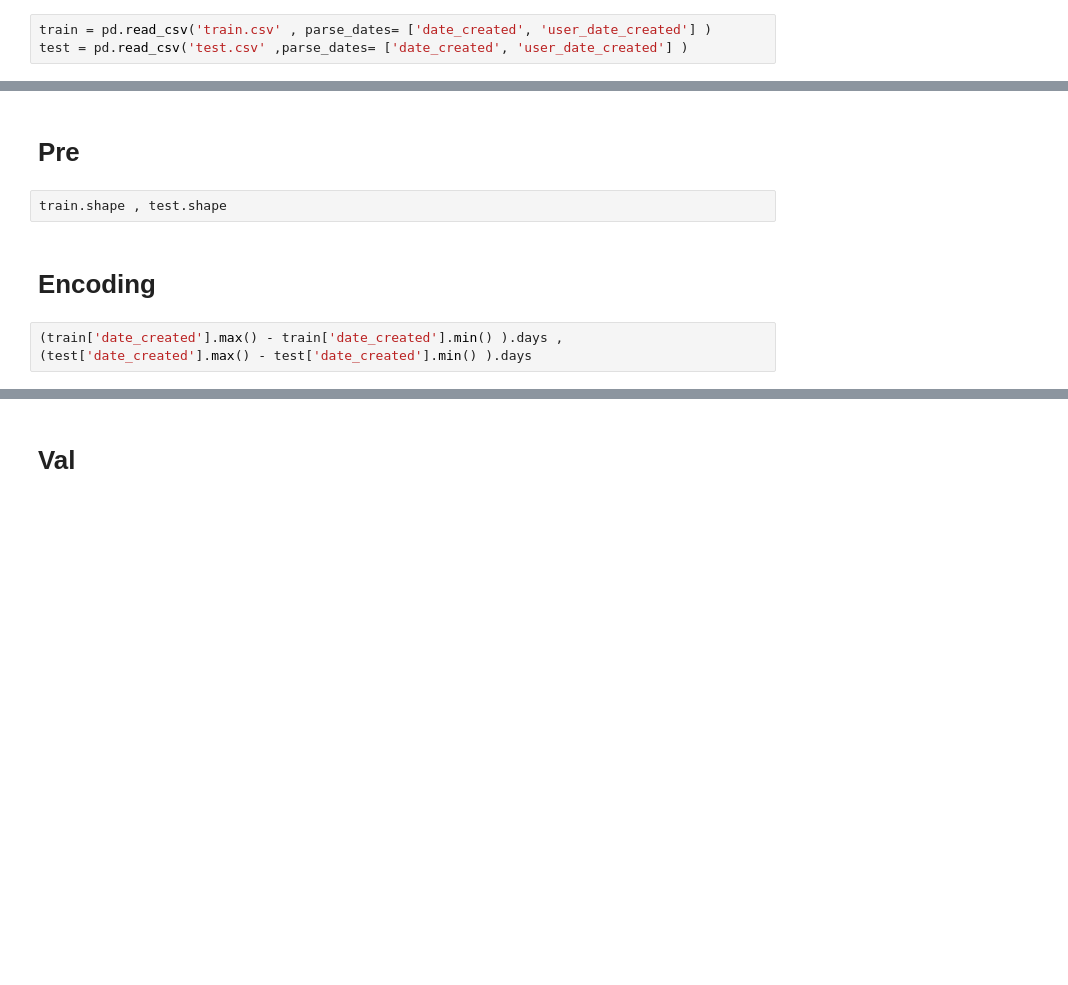
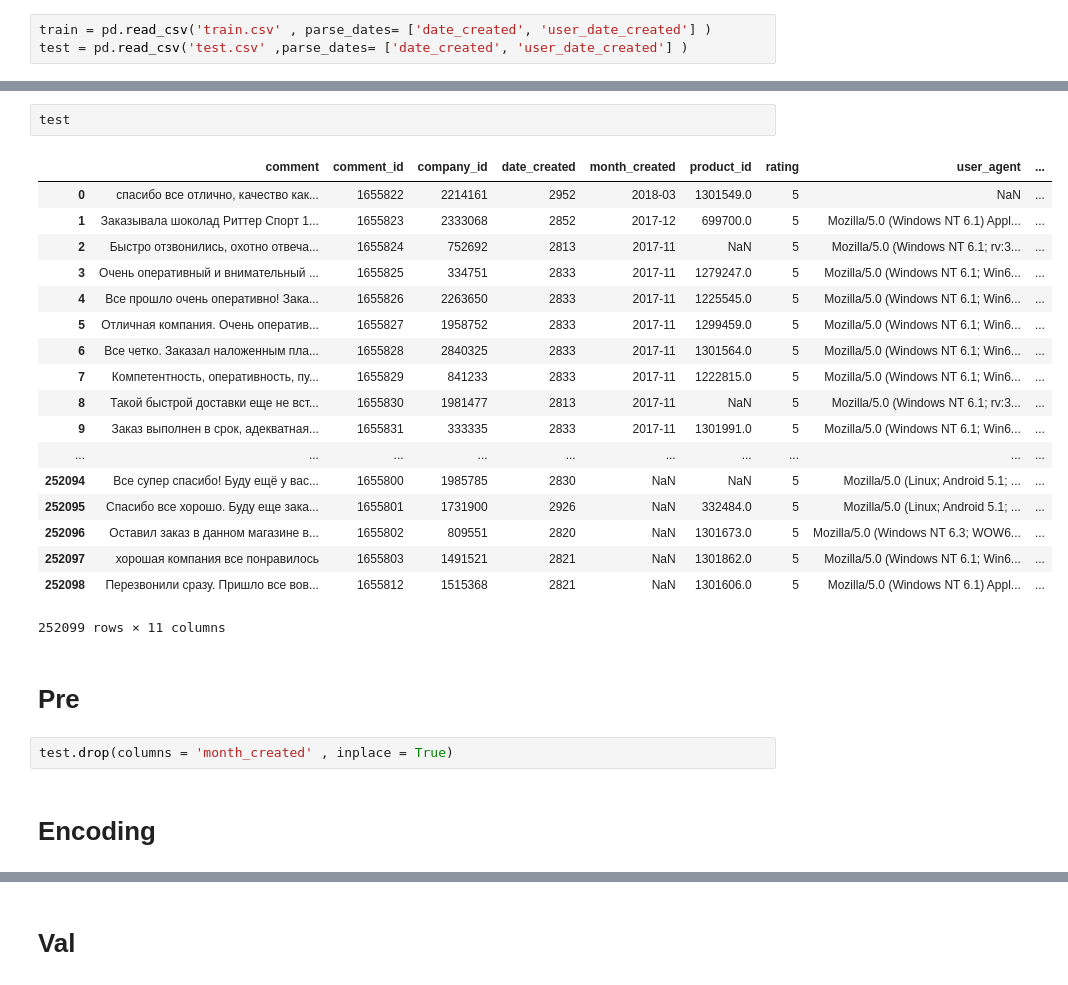
Before and after one commit to AfterPartyUDS/AI_Booster, a Jupyter notebook: Yakuben.ipynb, the cells around one changed output, grey strips where cells are left out. Drawn from its saved outputs; the diff is of its cells as text; blank space fills up the shorter version.

```diff
--- a/Yakuben.ipynb
+++ b/Yakuben.ipynb
@@ -15,8 +46,27 @@ test = pd.read_csv('test.csv' ,parse_dates= ['date_created', 'user_date_created'
+# %%
+test
+# %% [output]
+|  | comment | comment_id | company_id | date_created | month_created | product_id | rating | user_agent | ... |
+| 0 | спасибо все отлично, качество как... | 1655822 | 2214161 | 2952 | 2018-03 | 1301549.0 | 5 | NaN | ... |
+| 1 | Заказывала шоколад Риттер Спорт 1... | 1655823 | 2333068 | 2852 | 2017-12 | 699700.0 | 5 | Mozilla/5.0 (Windows NT 6.1) Appl... | ... |
+| 2 | Быстро отзвонились, охотно отвеча... | 1655824 | 752692 | 2813 | 2017-11 | NaN | 5 | Mozilla/5.0 (Windows NT 6.1; rv:3... | ... |
+| 3 | Очень оперативный и внимательный ... | 1655825 | 334751 | 2833 | 2017-11 | 1279247.0 | 5 | Mozilla/5.0 (Windows NT 6.1; Win6... | ... |
+| 4 | Все прошло очень оперативно! Зака... | 1655826 | 2263650 | 2833 | 2017-11 | 1225545.0 | 5 | Mozilla/5.0 (Windows NT 6.1; Win6... | ... |
+| 5 | Отличная компания. Очень оператив... | 1655827 | 1958752 | 2833 | 2017-11 | 1299459.0 | 5 | Mozilla/5.0 (Windows NT 6.1; Win6... | ... |
+| 6 | Все четко. Заказал наложенным пла... | 1655828 | 2840325 | 2833 | 2017-11 | 1301564.0 | 5 | Mozilla/5.0 (Windows NT 6.1; Win6... | ... |
+| 7 | Компетентность, оперативность, пу... | 1655829 | 841233 | 2833 | 2017-11 | 1222815.0 | 5 | Mozilla/5.0 (Windows NT 6.1; Win6... | ... |
+| 8 | Такой быстрой доставки еще не вст... | 1655830 | 1981477 | 2813 | 2017-11 | NaN | 5 | Mozilla/5.0 (Windows NT 6.1; rv:3... | ... |
+| 9 | Заказ выполнен в срок, адекватная... | 1655831 | 333335 | 2833 | 2017-11 | 1301991.0 | 5 | Mozilla/5.0 (Windows NT 6.1; Win6... | ... |
+| ... | ... | ... | ... | ... | ... | ... | ... | ... | ... |
+| 252094 | Все супер спасибо! Буду ещё у вас... | 1655800 | 1985785 | 2830 | NaN | NaN | 5 | Mozilla/5.0 (Linux; Android 5.1; ... | ... |
+| 252095 | Спасибо все хорошо. Буду еще зака... | 1655801 | 1731900 | 2926 | NaN | 332484.0 | 5 | Mozilla/5.0 (Linux; Android 5.1; ... | ... |
+| 252096 | Оставил заказ в данном магазине в... | 1655802 | 809551 | 2820 | NaN | 1301673.0 | 5 | Mozilla/5.0 (Windows NT 6.3; WOW6... | ... |
+| 252097 | хорошая компания все понравилось | 1655803 | 1491521 | 2821 | NaN | 1301862.0 | 5 | Mozilla/5.0 (Windows NT 6.1; Win6... | ... |
+| 252098 | Перезвонили сразу. Пришло все вов... | 1655812 | 1515368 | 2821 | NaN | 1301606.0 | 5 | Mozilla/5.0 (Windows NT 6.1) Appl... | ... |
+252099 rows × 11 columns
 # %% [markdown]
 # Pre
-# %%
-train.shape , test.shape
+# %%
+test.drop(columns = 'month_created' , inplace = True)
 # %% [markdown]
 # Encoding
-# %%
-(train['date_created'].max() - train['date_created'].min() ).days , (test['date_created'].max() - test['date_created'].min() ).days
```
Also changed, not shown: parts of 9 cells of this notebook.
